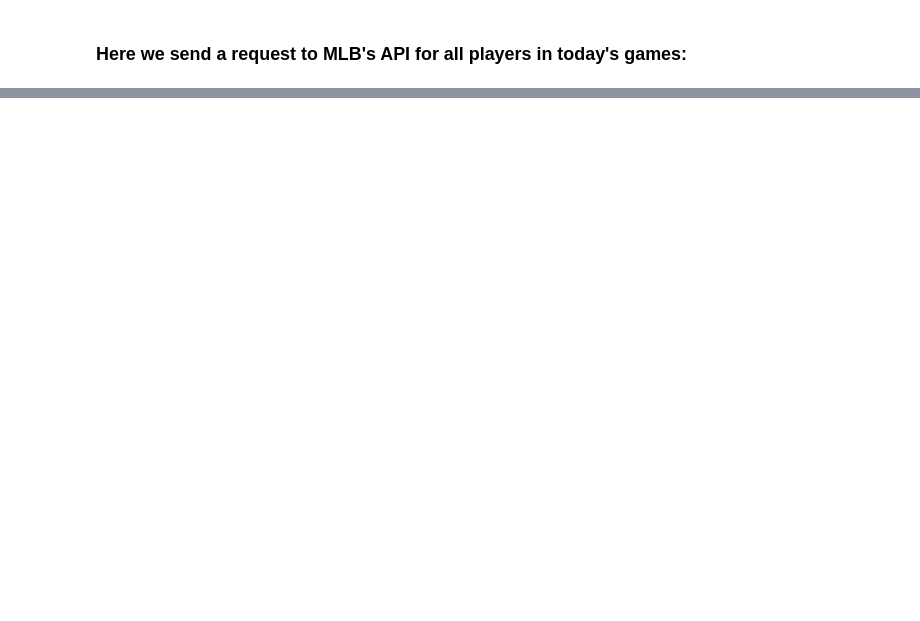
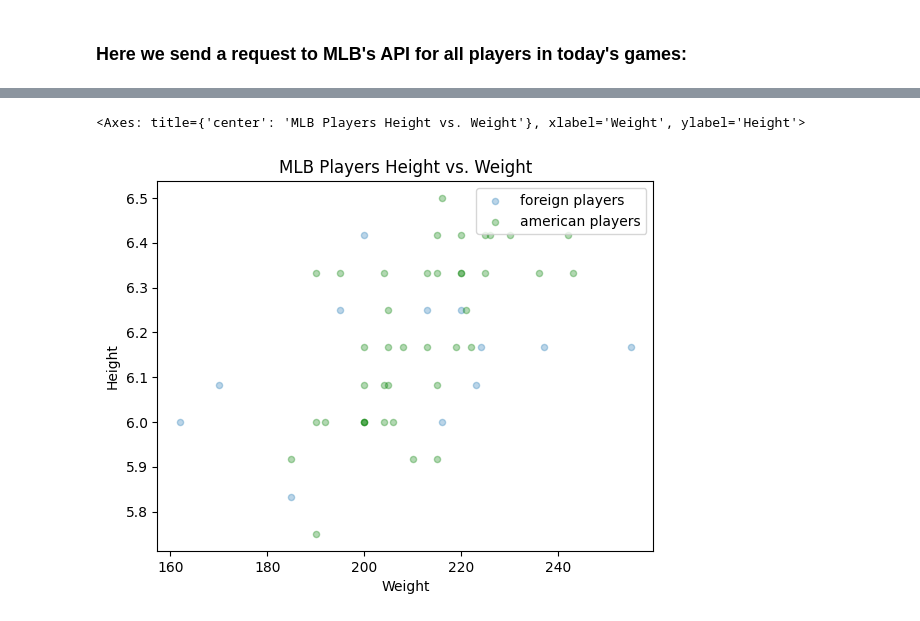
Before and after one commit to ztblick/baseball-data, a Jupyter notebook: playerCountries.ipynb, the cells around one changed output, grey strips where cells are left out. Drawn from its saved outputs; the diff is of its cells as text; code cells hidden in the pictures; blank space fills up the shorter version.

```diff
--- a/playerCountries.ipynb
+++ b/playerCountries.ipynb
@@ -51,0 +105,10 @@ ax
+# %%
+ax = foreigners.plot.scatter(x='weight', y='height', alpha = 0.3, label= 'foreign players')
+ax = americans.plot.scatter(x='weight', y='height', alpha = 0.3, color= 'green', label= 'american players', ax=ax)
+ax.set_ylabel('Height')
+ax.set_xlabel('Weight')
+ax.set_title('MLB Players Height vs. Weight')
+ax
+# %% [output]
+<Axes: title={'center': 'MLB Players Height vs. Weight'}, xlabel='Weight', ylabel='Height'>
+[figure, added]
```
Also changed, not shown: parts of 15 cells of this notebook, 2 other files.
